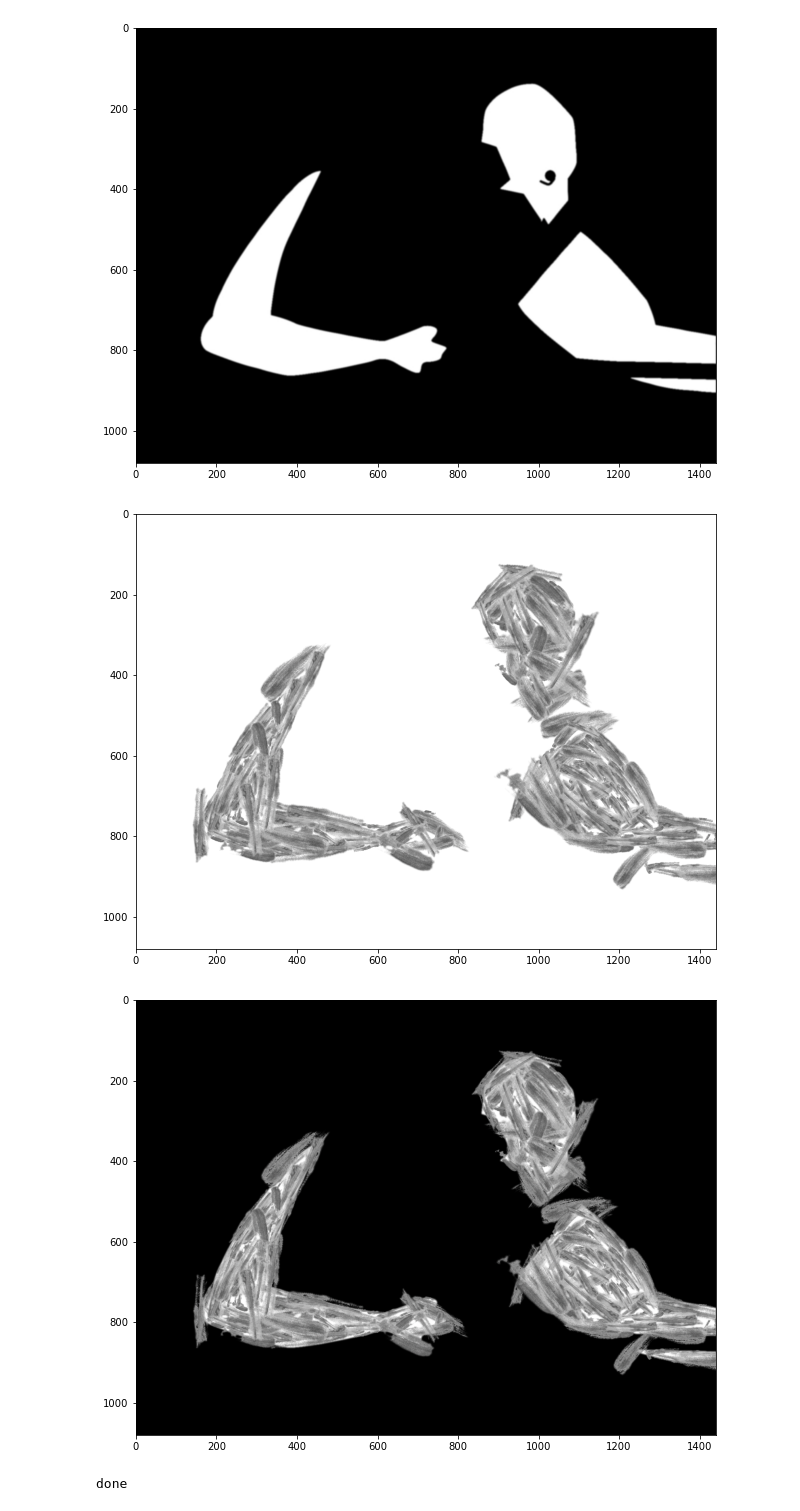
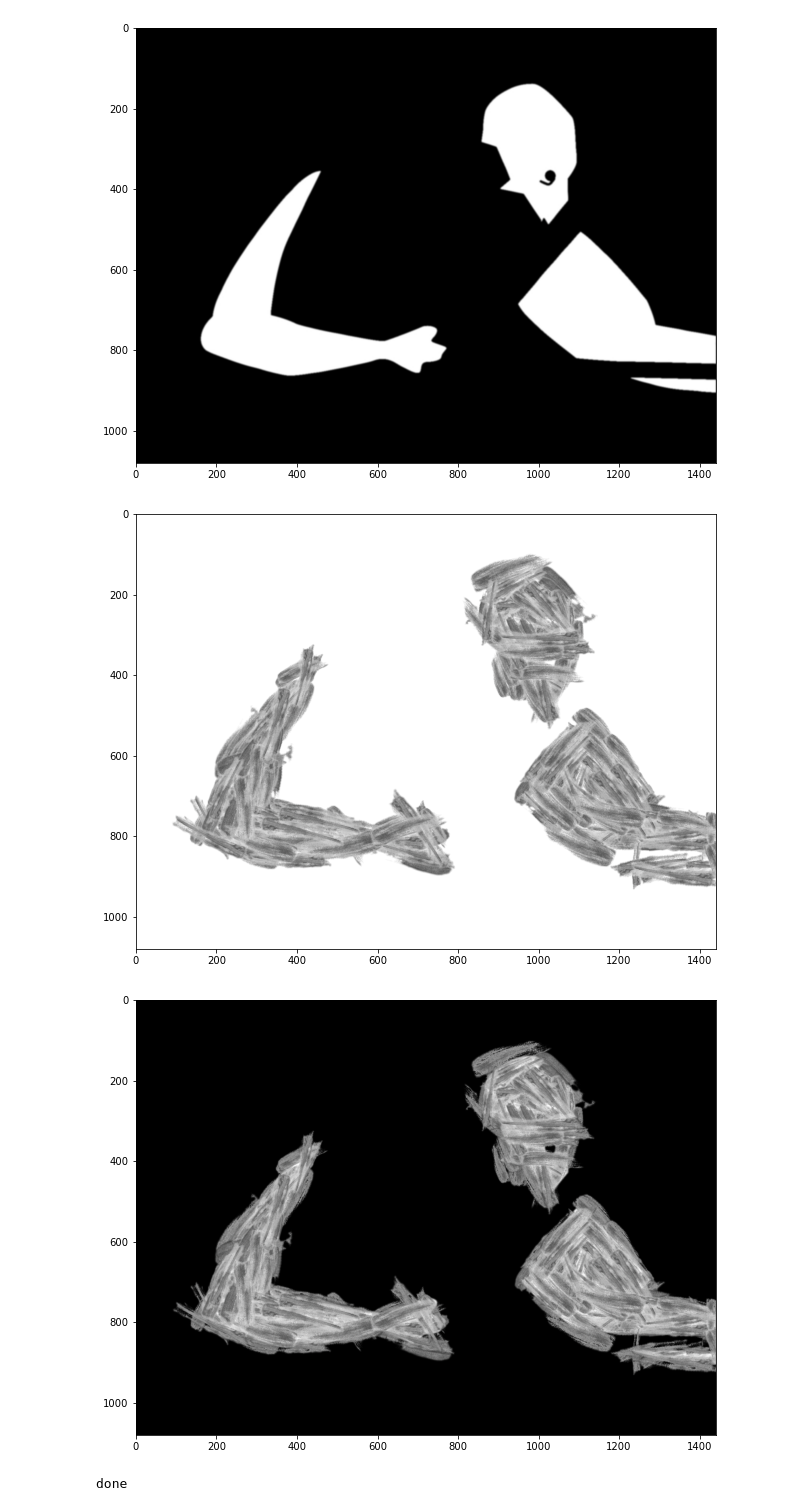
Before and after one commit to CarlKCarlK/anipaint, a Jupyter notebook: notebooks/anipaint3.ipynb, the cells around one changed output. Saved outputs shown, nothing was run; the diff lists cells and outputs as text; code cells hidden in the pictures.

```diff
--- a/notebooks/anipaint3.ipynb
+++ b/notebooks/anipaint3.ipynb
@@ -28,23 +28,23 @@ plt.show()
 # %%
 im_all = paint(
     matte_path,
     brush_pattern,
-    random_count=20,
+    random_count=200,
     keep_threshold=0,
     candidate_range=(1,256),
     credit_range=(1, 256),
     mixing_range=(255, 256),
-    sprite_factor_range=(.1,1)
+    sprite_factor_range=(.5,1)
 )
 plt.imshow(im_all)
 plt.show()
 im0 = matte_image.copy()
 im0.paste(im_all, (0, 0), im_all)
 plt.imshow(im0)
 plt.show()
 # %% [output]
-[figure, old version]
+[figure, new version]
-[figure, old version]
+[figure, new version]
 # %%
 im_edge = paint(
     matte_path,
```
Also changed, not shown: 1 other file.
